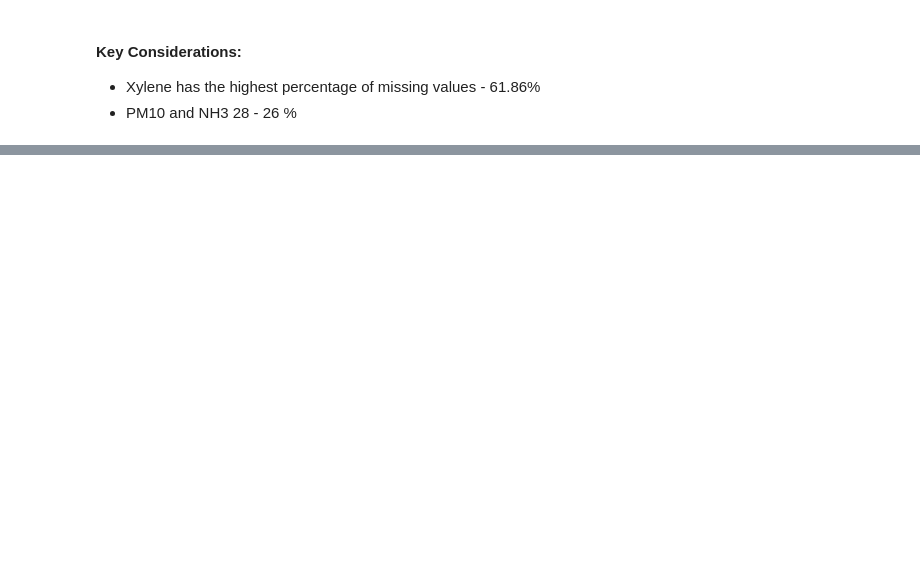
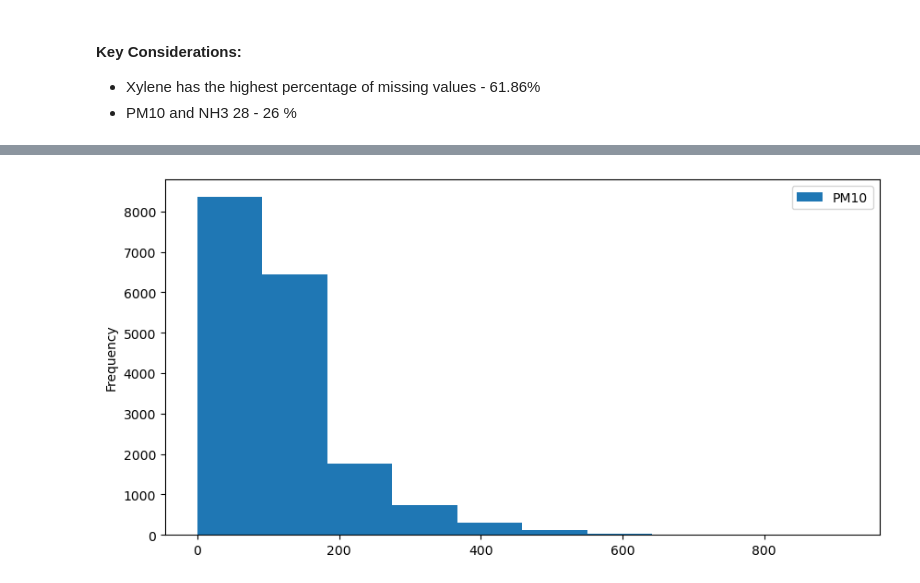
Before and after one commit to vicky777302/Air-Quality-index-Prediction-AICTE-Cycle-4, a Jupyter notebook: Air Quality index .ipynb, the cells around one changed output, grey strips where cells are left out. Cells and saved outputs as stored; diff of their text form; code cells hidden in the pictures; blank space fills up the shorter version.

```diff
--- a/Air Quality index .ipynb
+++ b/Air Quality index .ipynb
@@ -153,0 +163,7 @@ dtype: float64
+# %%
+# univariate analysis
+df['PM10'].plot(kind= 'hist', figsize=(10,5))
+plt.legend()
+plt.show()
+# %% [output]
+[figure, added]
```
Also changed, not shown: parts of 41 cells of this notebook.
